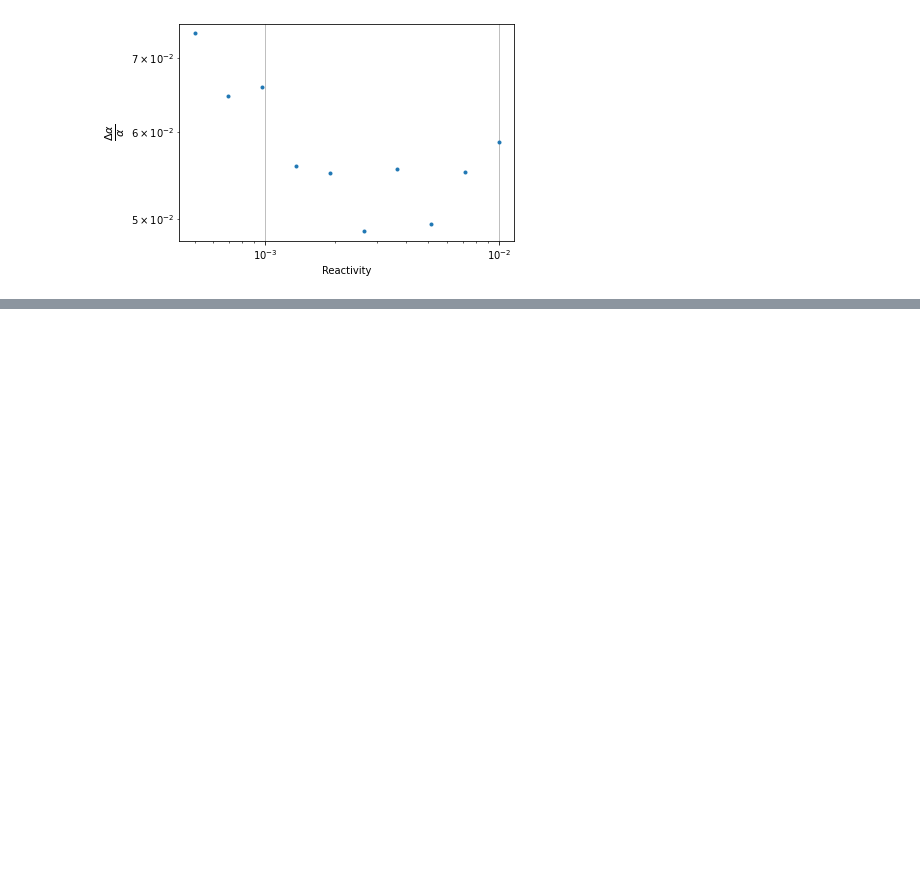
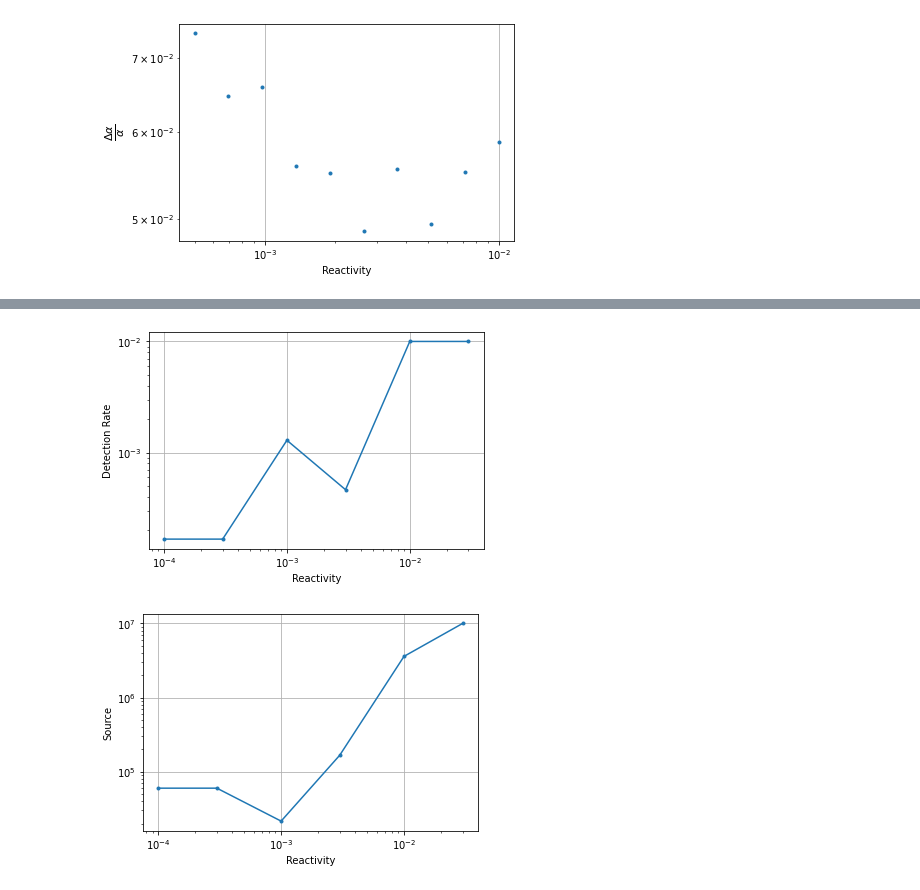
Before and after one commit to esheder/noise, a Jupyter notebook: hpc_runs/data_analysis.ipynb, the cells around one changed output, grey strips where cells are left out. Drawn from its saved outputs; the diff is of its cells as text; code cells hidden in the pictures; blank space fills up the shorter version.

```diff
--- a/hpc_runs/data_analysis.ipynb
+++ b/hpc_runs/data_analysis.ipynb
@@ -628,0 +673,15 @@ for option, slc in zip(options, slices):
+# %%
+for key in ('Detection Rate', 'Source'):
+    keydata = {r: asymptote(*map(lambda x: x.values,
+                                 xypair(data, key, defaults.keys())),
+                           threshold=0.9e-2)
+               for r, data in datadict.items()}
+    rs, asyms = zip(*keydata.items())
+    plt.figure()
+    plt.loglog(np.abs(rs), asyms, '.-')
+    plt.ylabel(key)
+    plt.xlabel('Reactivity')
+    plt.grid()
+# %% [output]
+[figure, added]
+[figure, added]
```
Also changed, not shown: parts of 5 cells of this notebook.
